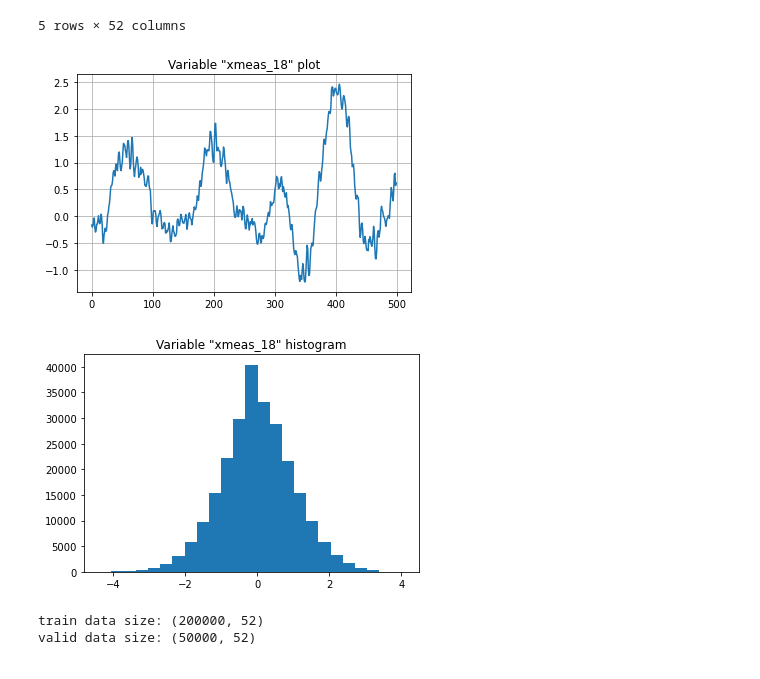
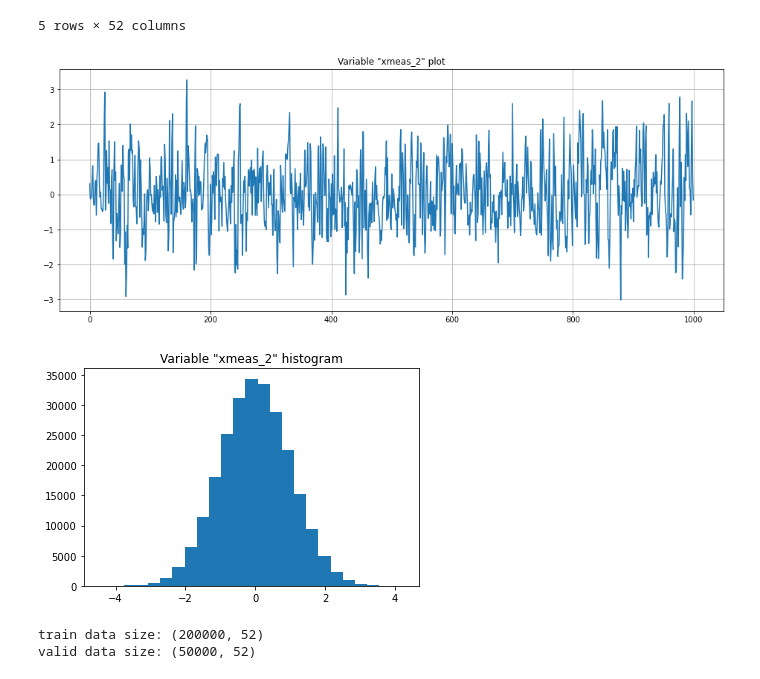
Before and after one commit to antonionicampos/anomaly-detection, a Jupyter notebook: model_training.ipynb, the cells around one changed output. Cells and saved outputs as stored; diff of their text form; code cells hidden in the pictures.

Commit message:
improve plots

```diff
--- a/model_training.ipynb
+++ b/model_training.ipynb
@@ -34,20 +34,21 @@ normalized_data.head()
 | 4 | 1.411175 | 0.447396 | -0.301407 | -0.105001 | -0.062398 | 1.429668 | 0.008256 | 0.715675 | -0.524468 | -0.856811 | ... | ... |
 5 rows × 52 columns
 # %%
-variable = 'xmeas_18'
+variable = 'xmeas_2'
 
+plt.figure(figsize=(16, 6))
 plt.grid()
-plt.plot(normalized_data.index[:500], normalized_data[variable][:500])
+plt.plot(normalized_data.index[:1000], normalized_data[variable][:1000])
 plt.title(f'Variable "{variable}" plot')
 plt.show()
 # %% [output]
-[figure, old version]
+[figure, new version]
 # %%
 plt.hist(normalized_data[variable], bins=25)
 plt.title(f'Variable "{variable}" histogram')
 plt.show()
 # %% [output]
-[figure, old version]
+[figure, new version]
 # %%
 train_data, valid_data = train_test_split(normalized_data.values, test_size=0.2, shuffle=False)
 print(f'train data size: {train_data.shape}')
```
Also changed, not shown: parts of 7 cells of this notebook.
